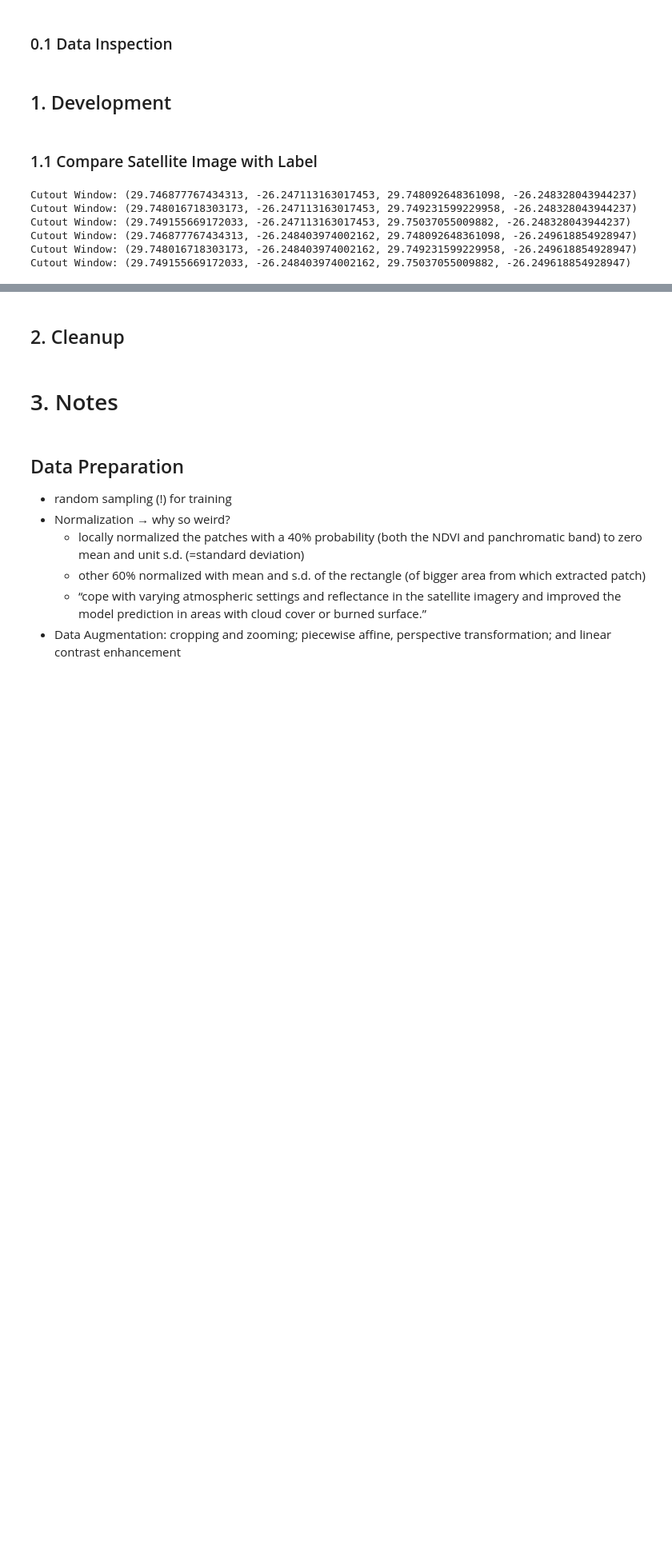
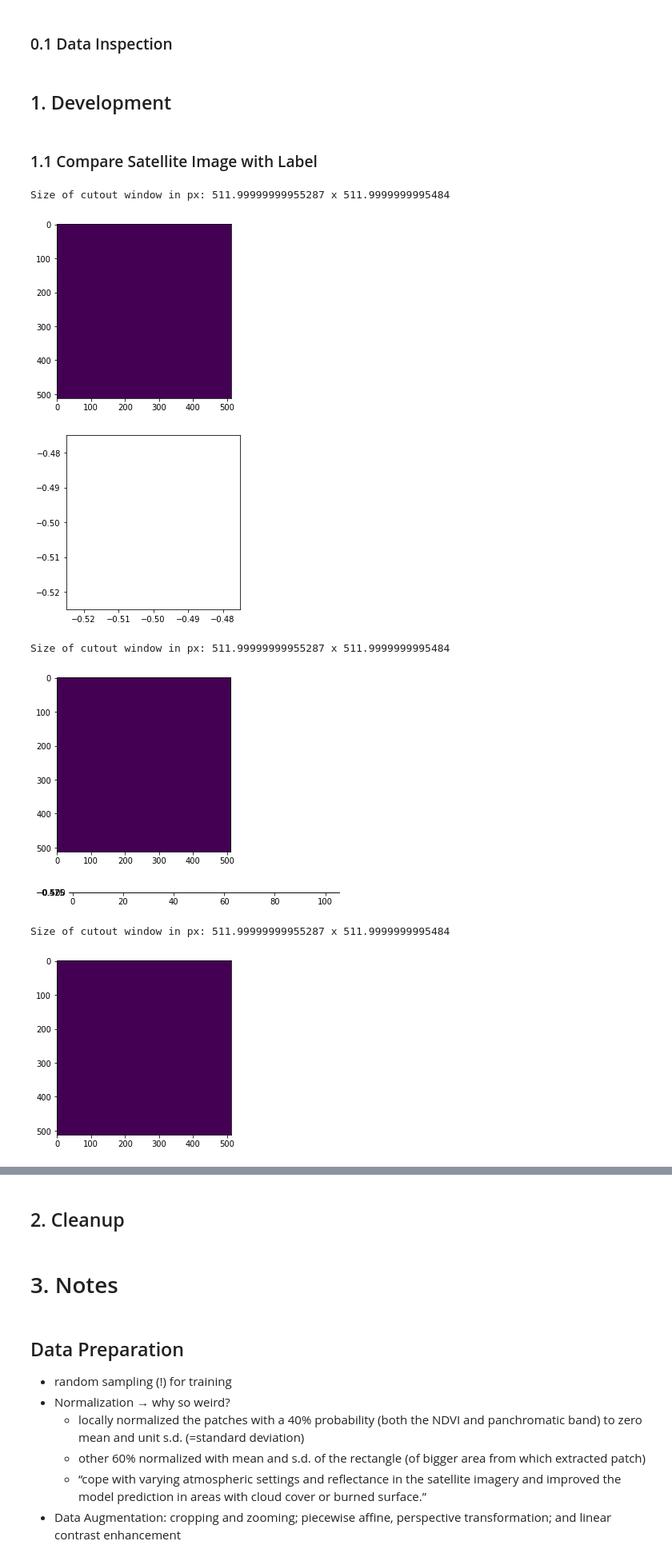
Before and after one commit to lgiesen/DL-Semantic-Segmentation-of-Tree-Stock-in-South-Africa-Using-Satellite-Images, a Jupyter notebook: 1_main.ipynb, the cells around one changed output, grey strips where cells are left out. Shown at 80% size. Saved outputs shown, nothing was run; the diff lists cells and outputs as text; code cells hidden in the pictures; blank space fills up the shorter version.

Commit message:
bug: :bug: adjust loop over image and merge existing labels

```diff
--- a/1_main.ipynb
+++ b/1_main.ipynb
@@ -117,33 +117,35 @@ def compare_satellite_label(satellite, label):
         return
 
     src_label = rasterio.open(filepath_label)
+    src_satellite = rasterio.open(filepath_satellite)
 
-    src_satellite = rasterio.open(filepath_satellite)
     left, top = src_satellite.bounds[0], src_satellite.bounds[3]
     patch_size = 512
     overlap = 32 # similar to previous project: 0.12 * 256 = 30.72
     xRes, yRes = src_satellite.res # or: src.meta['transform'][0], -src.meta['transform'][4]
-    right  = left + patch_size * xRes
-    bottom = top  - patch_size * yRes
-
     x_cutout_max, y_cutout_max = int(src_satellite.width / patch_size), int(src_satellite.height / patch_size)
     # print("max cutout:", x_cutout_max, y_cutout_max)
 
     # tmp testing
-    x_cutout_max = 3
-    y_cutout_max = 2
+    x_cutout_max = 10
+    y_cutout_max = 3
     # skip first row, because no data there
-    left, top, right, bottom = 29.748021463931796, -26.24839922837354, 29.74923634485858, -26.249614109300325
+    # left, top, right, bottom = 29.748021463931796, -26.24839922837354, 29.74923634485858, -26.249614109300325
+    # left, top = 29.761112169, -26.262076578039085
 
     for y_cutout in range(y_cutout_max):
         for x_cutout in range(x_cutout_max):
-            print("Cutout Window: ({}, {}, {}, {})".format(left, top, right, bottom))
-            # print("Size of cutout window in px: {} x {}".format((right - left) / xRes, (top - bottom) / yRes))
+
+            right  = left + patch_size * xRes
+            bottom = top  - patch_size * yRes
+
+            # print("({}, {}, {}, {})".format(left, top, right, bottom)) #Cutout Window:
+            print("Size of cutout window in px: {} x {}".format((right - left) / xRes, (top - bottom) / yRes))
             cutout_satellite = src_satellite.read(1, window = from_bounds(left, bottom, right, top, src_satellite.transform))
             cutout_label = src_label.read(1, window = from_bounds(left, bottom, right, top, src_label.transform))
 
-            # show(cutout_satellite)
-            # show(cutout_label)
+            show(cutout_satellite)
+            show(cutout_label)
 
             # adjust cutout window for next iteration (with 30 px overlap to cover trees on the edge)
             # adjust cutout window on the x-axis => move cutout window to the right - the overlap
@@ -159,11 +161,13 @@ def compare_satellite_label(satellite, label):
     src_satellite.close()
     src_label.close()
 # %%
-compare_satellite_label("2629BD_2018.tif", "144dpi.tif")
+compare_satellite_label("2629BD_2018.tif", "merged_22_02_13_black-144dpi.tif")
 # %% [output]
-Cutout Window: (29.746877767434313, -26.247113163017453, 29.748092648361098, -26.248328043944237)
-Cutout Window: (29.748016718303173, -26.247113163017453, 29.749231599229958, -26.248328043944237)
-Cutout Window: (29.749155669172033, -26.247113163017453, 29.75037055009882, -26.248328043944237)
-Cutout Window: (29.746877767434313, -26.248403974002162, 29.748092648361098, -26.249618854928947)
-Cutout Window: (29.748016718303173, -26.248403974002162, 29.749231599229958, -26.249618854928947)
-Cutout Window: (29.749155669172033, -26.248403974002162, 29.75037055009882, -26.249618854928947)
+Size of cutout window in px: 511.99999999955287 x 511.9999999995484
+[figure, added]
+[figure, added]
+Size of cutout window in px: 511.99999999955287 x 511.9999999995484
+[figure, added]
+[figure, added]
+Size of cutout window in px: 511.99999999955287 x 511.9999999995484
+[figure, added]
```
Also changed, not shown: parts of 5 cells of this notebook, 1 other file.
